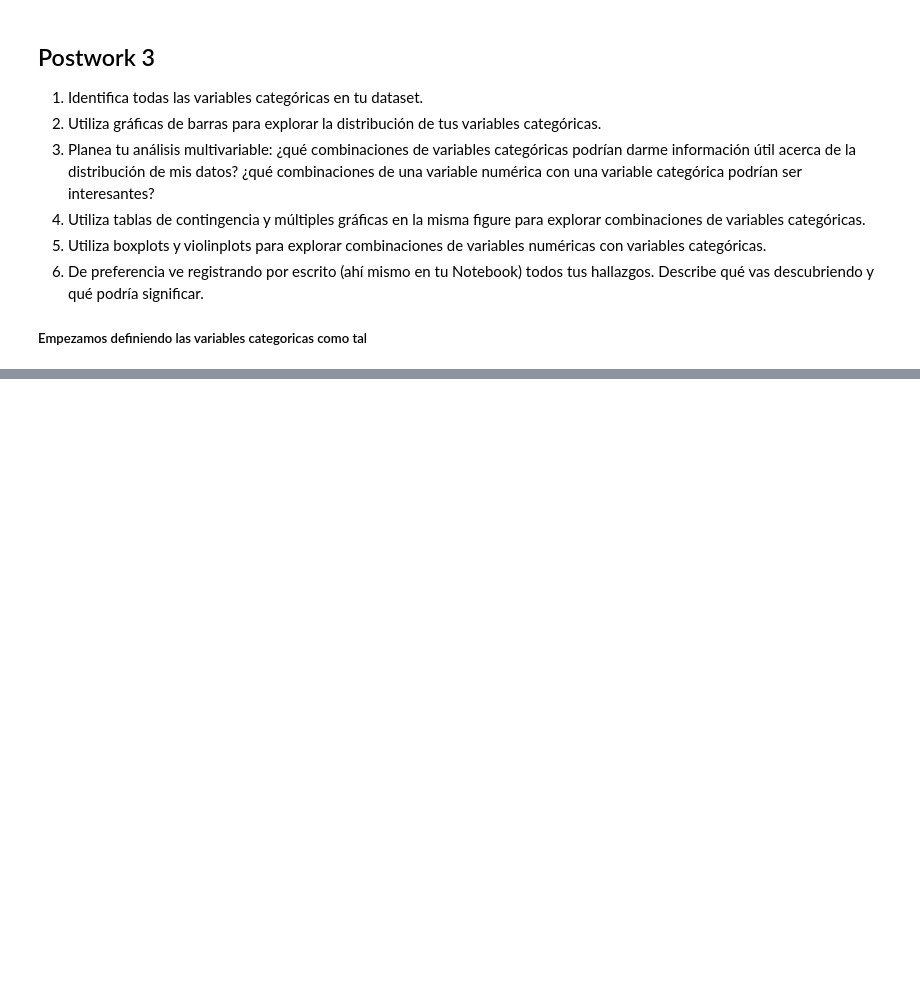
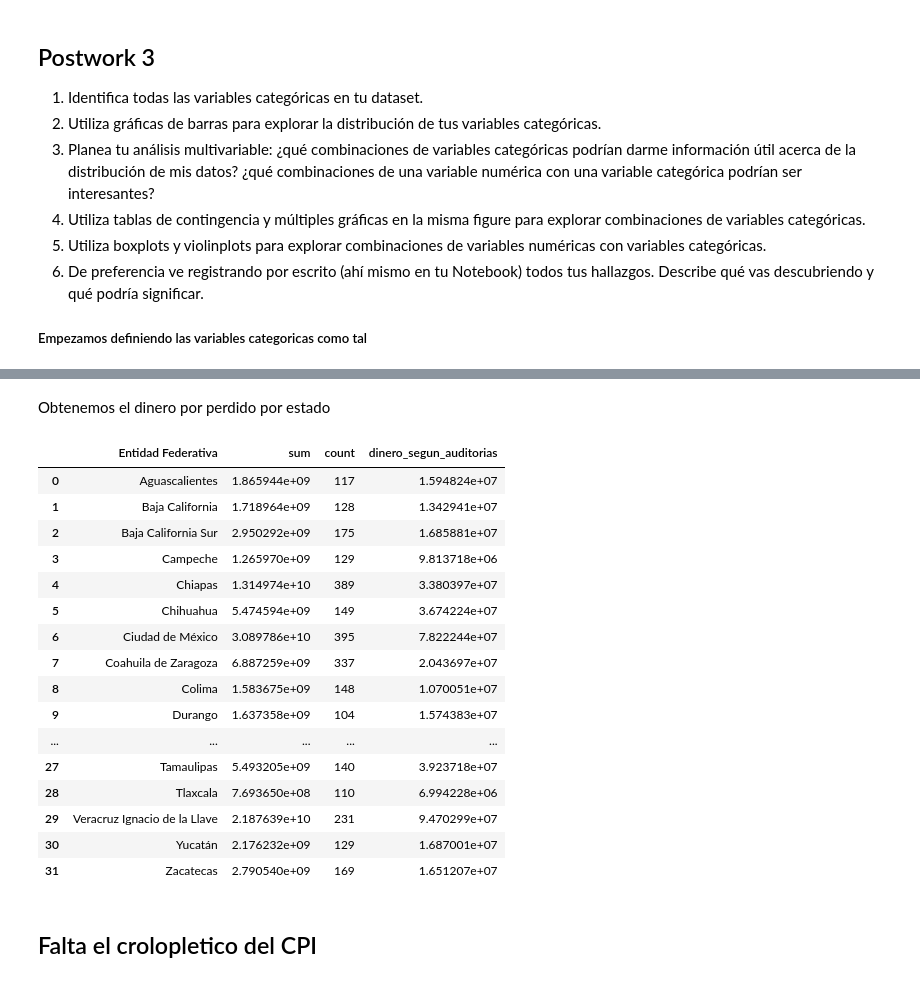
Before and after one commit to AngelicaDC/BEDUpython, a Jupyter notebook: Corrupt_Analysis.ipynb, the cells around one changed output, grey strips where cells are left out. Saved outputs shown, nothing was run; the diff lists cells and outputs as text; code cells hidden in the pictures; blank space fills up the shorter version.

```diff
--- a/Corrupt_Analysis.ipynb
+++ b/Corrupt_Analysis.ipynb
@@ -446,0 +494,27 @@ plt.show(); print()
+# %% [markdown]
+Obtenemos el dinero por perdido por estado
+# %%
+dinero_por_estado = ds_asf.dropna(subset=['desaparecido'], how='any').groupby(['Entidad Federativa'])['desaparecido'].aggregate(['sum', 'count'])
+dinero_por_estado = dinero_por_estado.reset_index()
+dinero_por_estado['dinero_segun_auditorias'] = dinero_por_estado['sum'] / dinero_por_estado['count']
+dinero_por_estado
+# %% [output]
+|  | Entidad Federativa | sum | count | dinero_segun_auditorias |
+| 0 | Aguascalientes | 1.865944e+09 | 117 | 1.594824e+07 |
+| 1 | Baja California | 1.718964e+09 | 128 | 1.342941e+07 |
+| 2 | Baja California Sur | 2.950292e+09 | 175 | 1.685881e+07 |
+| 3 | Campeche | 1.265970e+09 | 129 | 9.813718e+06 |
+| 4 | Chiapas | 1.314974e+10 | 389 | 3.380397e+07 |
+| 5 | Chihuahua | 5.474594e+09 | 149 | 3.674224e+07 |
+| 6 | Ciudad de México | 3.089786e+10 | 395 | 7.822244e+07 |
+| 7 | Coahuila de Zaragoza | 6.887259e+09 | 337 | 2.043697e+07 |
+| 8 | Colima | 1.583675e+09 | 148 | 1.070051e+07 |
+| 9 | Durango | 1.637358e+09 | 104 | 1.574383e+07 |
+| ... | ... | ... | ... | ... |
+| 27 | Tamaulipas | 5.493205e+09 | 140 | 3.923718e+07 |
+| 28 | Tlaxcala | 7.693650e+08 | 110 | 6.994228e+06 |
+| 29 | Veracruz Ignacio de la Llave | 2.187639e+10 | 231 | 9.470299e+07 |
+| 30 | Yucatán | 2.176232e+09 | 129 | 1.687001e+07 |
+| 31 | Zacatecas | 2.790540e+09 | 169 | 1.651207e+07 |
+# %% [markdown]
+## Falta el crolopletico del CPI
```
Also changed, not shown: parts of 20 cells of this notebook.
